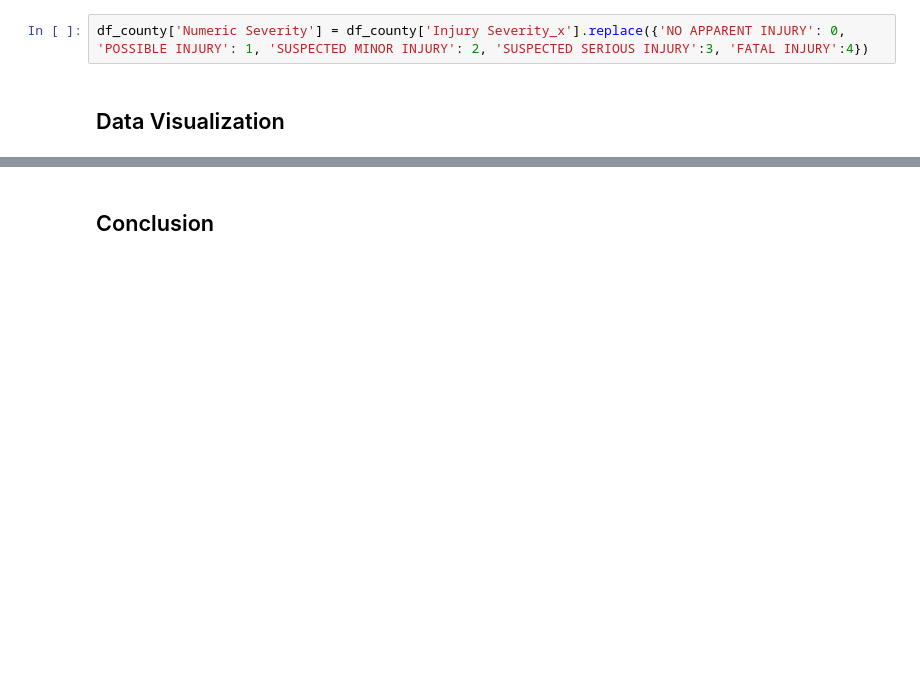
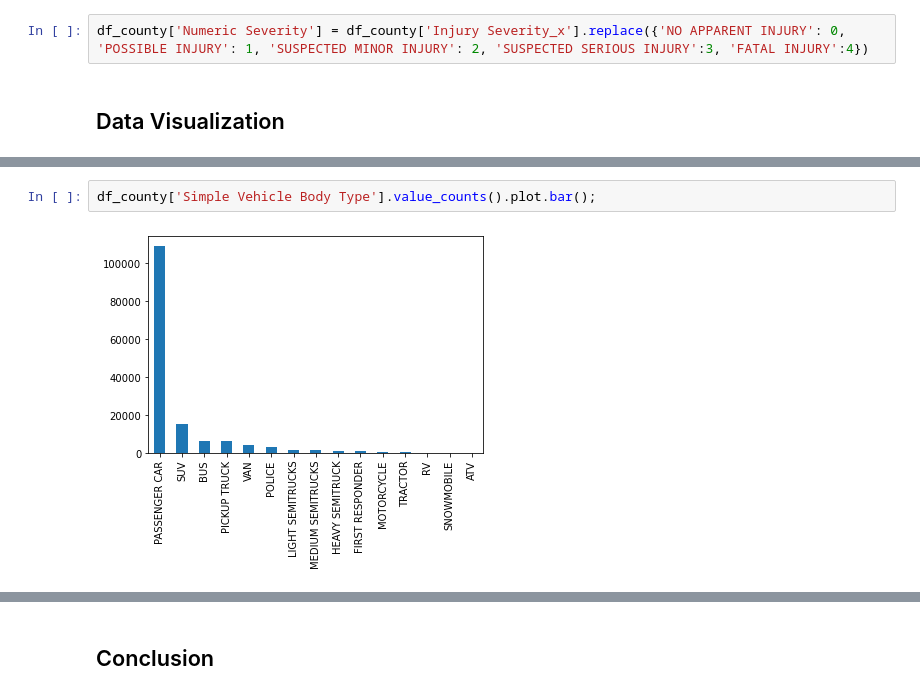
Before and after one commit to mattf4171/Montgomery-County-Collision-Analysis, a Jupyter notebook: analysis.ipynb, the cells around one changed output, grey strips where cells are left out. Cells and saved outputs as stored; diff of their text form; blank space fills up the shorter version.

```diff
--- a/analysis.ipynb
+++ b/analysis.ipynb
@@ -279,3 +212,7 @@ plt.xticks(rotation=90)
+# %%
+df_county['Simple Vehicle Body Type'].value_counts().plot.bar();
+# %% [output]
+[figure, added]
 # %%
 sns.catplot(x='Injury Severity_x', kind='count', data=df_county)
 plt.xticks(rotation=90);
```
Also changed, not shown: parts of 18 cells of this notebook.
